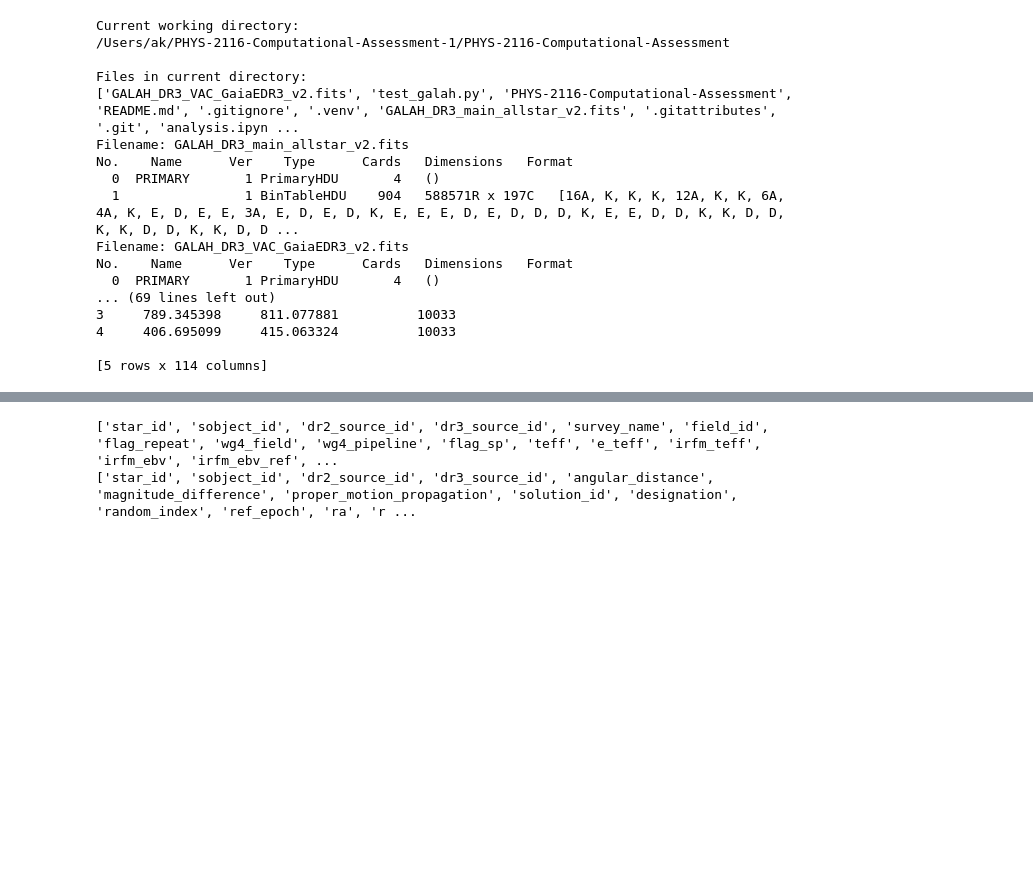
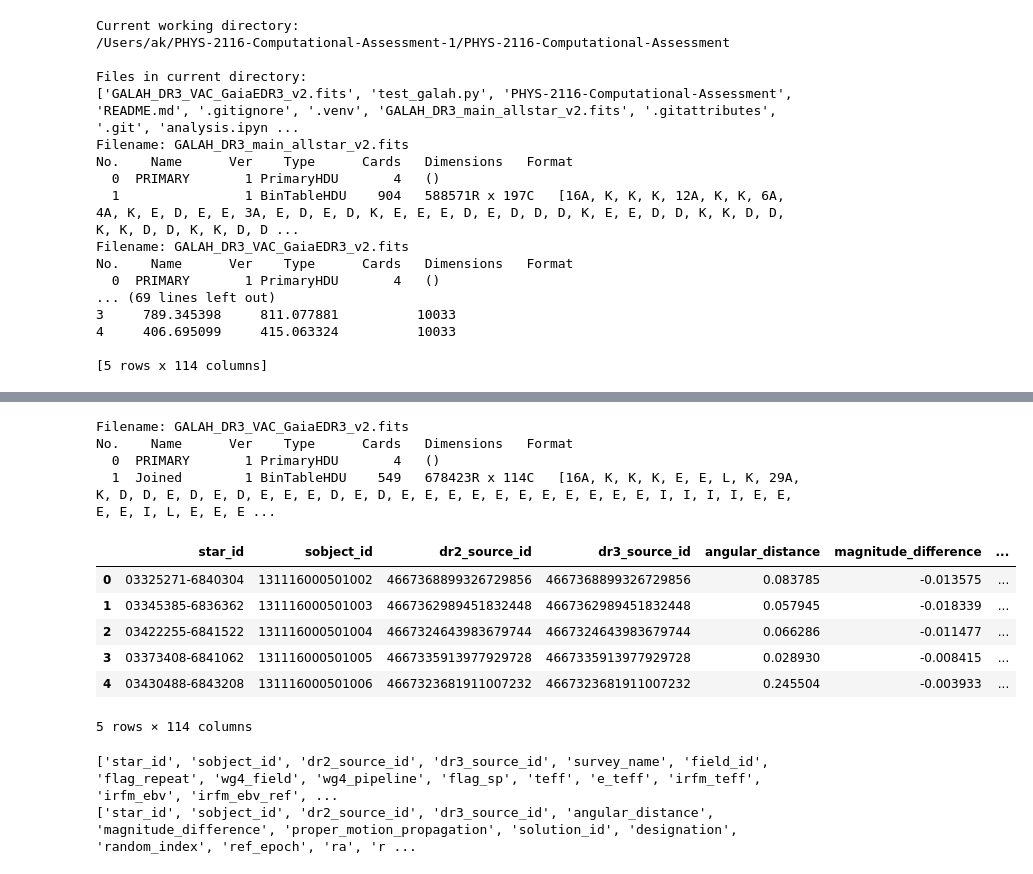
Before and after one commit to AndrewwwC4/PHYS-2116-Computational-Assessment, a Jupyter notebook: analysis.ipynb, the cells around one changed output, grey strips where cells are left out. Drawn from its saved outputs; the diff is of its cells as text; code cells hidden in the pictures; blank space fills up the shorter version.

```diff
--- a/analysis.ipynb
+++ b/analysis.ipynb
@@ -73,3 +89,23 @@ df.head()
+# %%
+# Import and Read the Gaia Data
+gaia = fits.open("GALAH_DR3_VAC_GaiaEDR3_v2.fits")
+gaia.info()
+
+gaia_data = gaia[1].data
+gaia_df = pd.DataFrame(gaia_data)
+gaia_df.head()
+# %% [output]
+Filename: GALAH_DR3_VAC_GaiaEDR3_v2.fits
+No.    Name      Ver    Type      Cards   Dimensions   Format
+  0  PRIMARY       1 PrimaryHDU       4   ()
+  1  Joined        1 BinTableHDU    549   678423R x 114C   [16A, K, K, K, E, E, L, K, 29A, K, D, D, E, D, E, D, E, E, E, D, E, D, E, E, E, E, E, E, E, E, E, E, E, I, I, I, I, E, E, E, E, I, L, E, E, E ...
+|  | star_id | sobject_id | dr2_source_id | dr3_source_id | angular_distance | magnitude_difference | ... |
+| 0 | 03325271-6840304 | 131116000501002 | 4667368899326729856 | 4667368899326729856 | 0.083785 | -0.013575 | ... |
+| 1 | 03345385-6836362 | 131116000501003 | 4667362989451832448 | 4667362989451832448 | 0.057945 | -0.018339 | ... |
+| 2 | 03422255-6841522 | 131116000501004 | 4667324643983679744 | 4667324643983679744 | 0.066286 | -0.011477 | ... |
+| 3 | 03373408-6841062 | 131116000501005 | 4667335913977929728 | 4667335913977929728 | 0.028930 | -0.008415 | ... |
+| 4 | 03430488-6843208 | 131116000501006 | 4667323681911007232 | 4667323681911007232 | 0.245504 | -0.003933 | ... |
+5 rows × 114 columns
 # %%
 # Named two variables for the columns
 print(df.columns.tolist())
```
Also changed, not shown: parts of 11 cells of this notebook.
